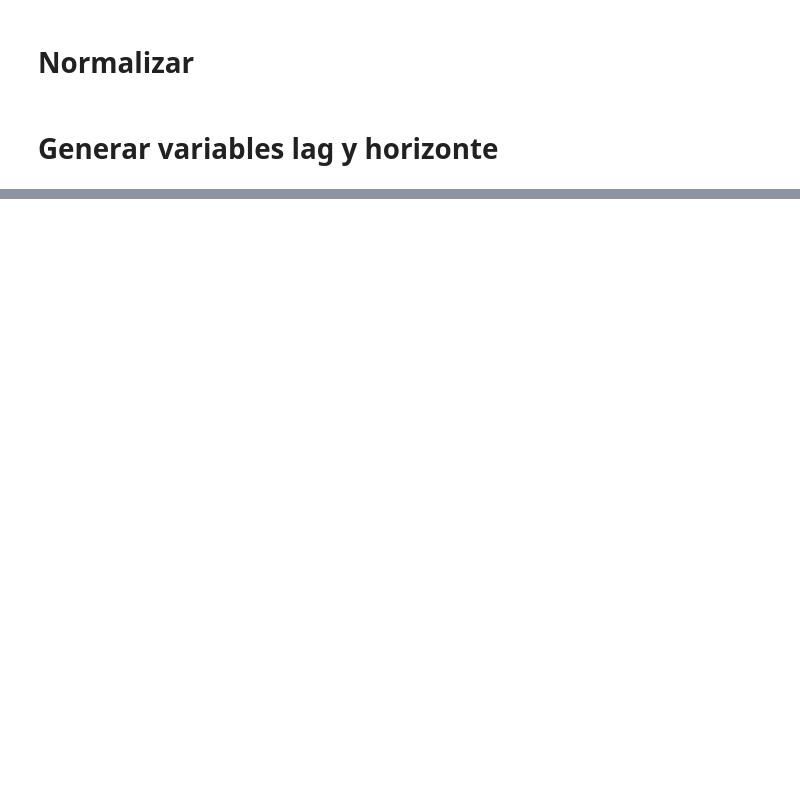
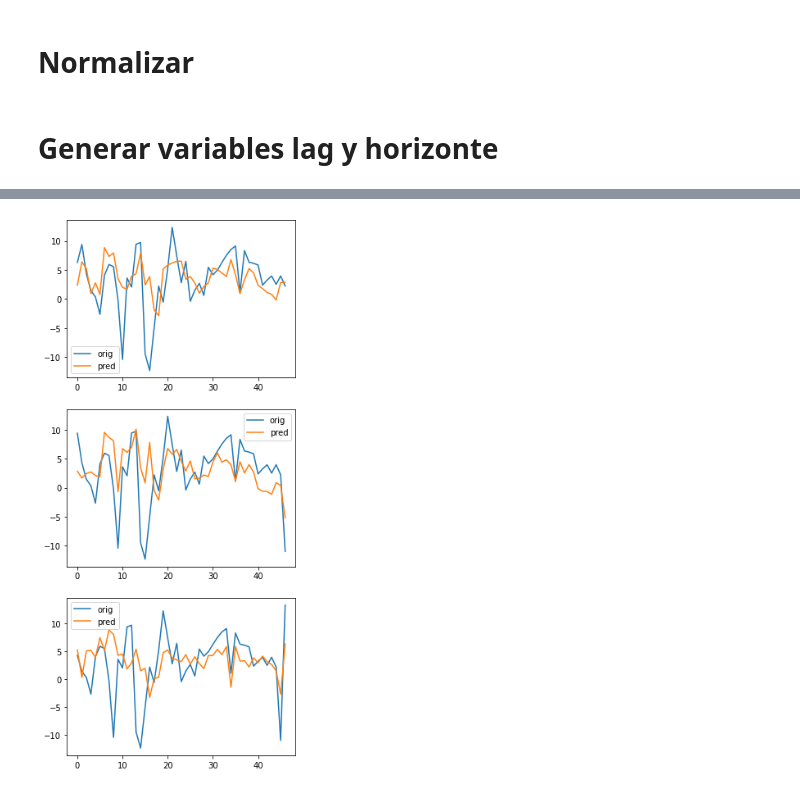
Before and after one commit to valegrei/gdp-growth-forecast, a Jupyter notebook: gdp_growth_forecasting/modelamiento/modelos.ipynb, the cells around one changed output, grey strips where cells are left out. Cells and saved outputs as stored; diff of their text form; code cells hidden in the pictures; blank space fills up the shorter version.

```diff
--- a/gdp_growth_forecasting/modelamiento/modelos.ipynb
+++ b/gdp_growth_forecasting/modelamiento/modelos.ipynb
@@ -72,0 +144,5 @@ df_std.iloc[:,:] = np.clip(df_std,-5,5)
+# %%
+y_pred = mlp.predict(x_test)
+# %%
+dn_y_test = std_scaler_y_test.inverse_transform(y_test)
+dn_y_pred = std_scaler_y_test.inverse_transform(y_pred)
@@ -72,0 +163,13 @@ df_std.iloc[:,:] = np.clip(df_std,-5,5)
+# %%
+def plot_pred(orig,pred):
+    y_o, y_p = orig.T, pred.T
+    n = len(y_o)
+    fig, axes = plt.subplots(n,figsize=(5,12))
+    for i in range(n):
+        line_o, = axes[i].plot(y_o[i],label='orig')
+        line_p, = axes[i].plot(y_p[i],label='pred')
+        axes[i].legend(handles=[line_o,line_p])
+# %%
+plot_pred(dn_y_test, dn_y_pred)
+# %% [output]
+[figure, added]
```
Also changed, not shown: parts of 44 cells of this notebook.
